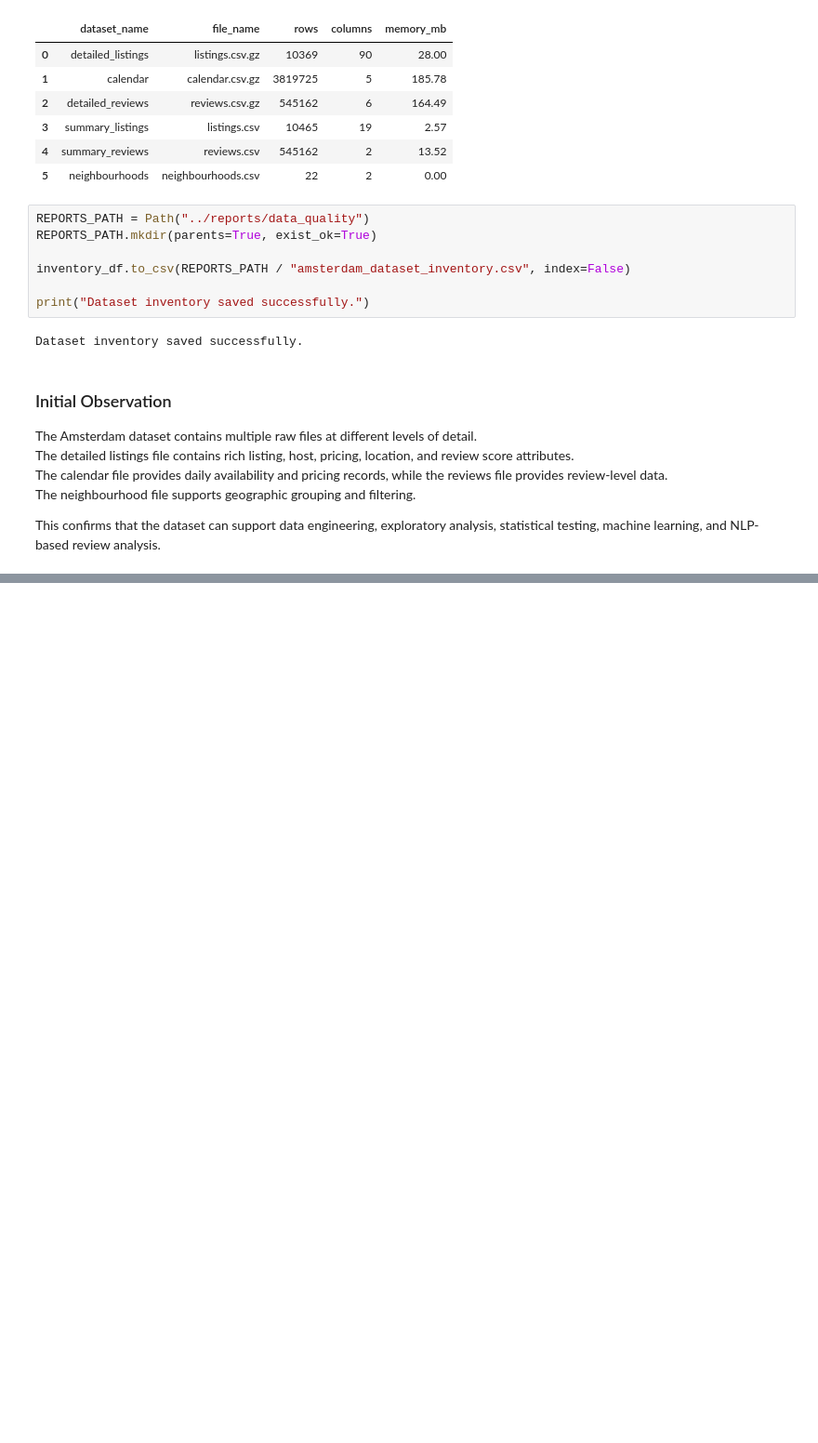
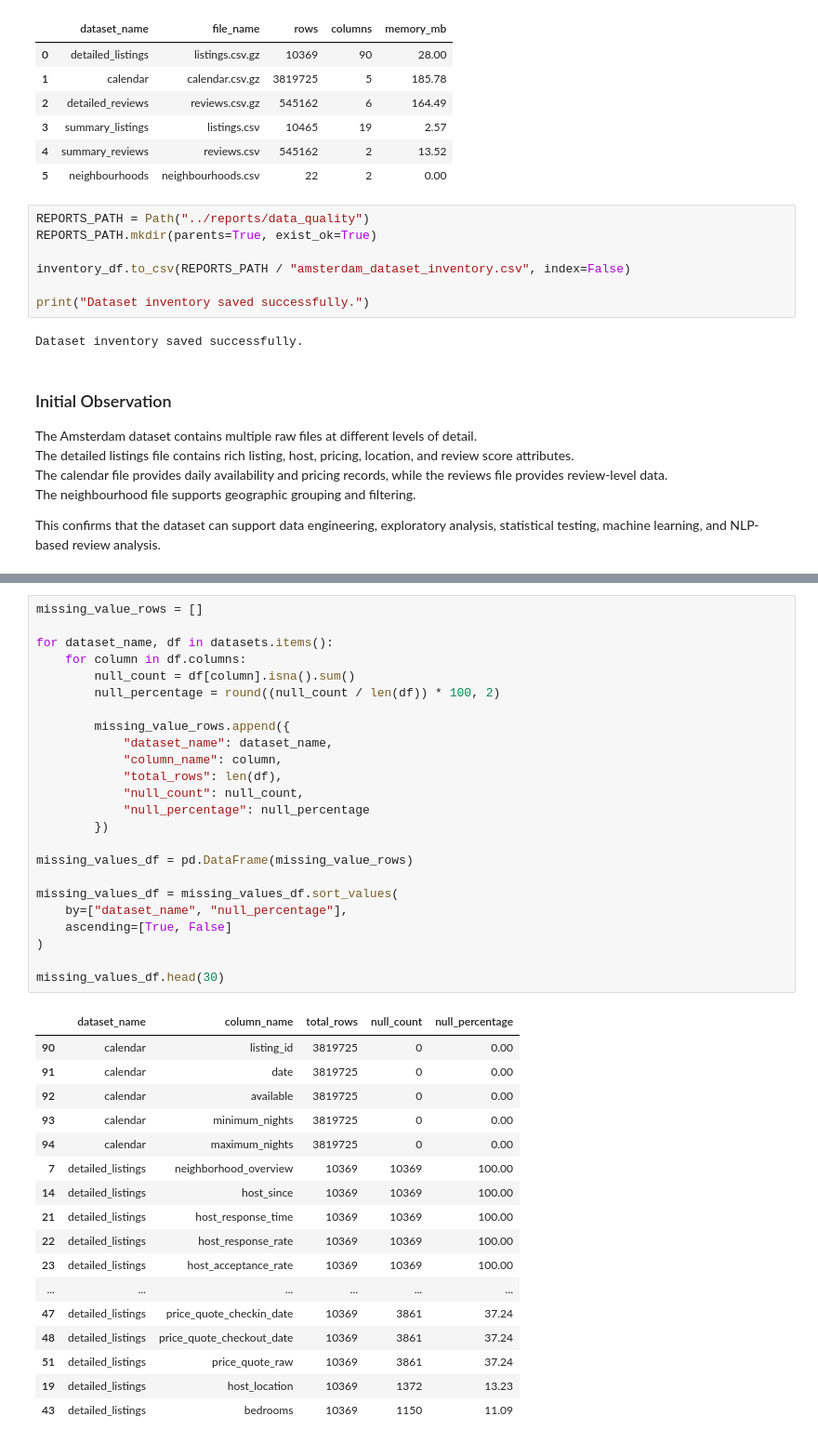
Before and after one commit to Tnadeeja/Inside-Airbnb-Market-Intelligence-Platform-Data-Engineering-Analytics-AI, a Jupyter notebook: notebooks/01_dataset_familiarization.ipynb, the cells around one changed output, grey strips where cells are left out. Shown at 93% size. Cells and saved outputs as stored; diff of their text form; blank space fills up the shorter version.

```diff
--- a/notebooks/01_dataset_familiarization.ipynb
+++ b/notebooks/01_dataset_familiarization.ipynb
@@ -158,0 +235,42 @@ This confirms that the dataset can support data engineering, exploratory analysi
+# %%
+missing_value_rows = []
+
+for dataset_name, df in datasets.items():
+    for column in df.columns:
+        null_count = df[column].isna().sum()
+        null_percentage = round((null_count / len(df)) * 100, 2)
+
+        missing_value_rows.append({
+            "dataset_name": dataset_name,
+            "column_name": column,
+            "total_rows": len(df),
+            "null_count": null_count,
+            "null_percentage": null_percentage
+        })
+
+missing_values_df = pd.DataFrame(missing_value_rows)
+
+missing_values_df = missing_values_df.sort_values(
+    by=["dataset_name", "null_percentage"],
+    ascending=[True, False]
+)
+
+missing_values_df.head(30)
+# %% [output]
+|  | dataset_name | column_name | total_rows | null_count | null_percentage |
+| 90 | calendar | listing_id | 3819725 | 0 | 0.00 |
+| 91 | calendar | date | 3819725 | 0 | 0.00 |
+| 92 | calendar | available | 3819725 | 0 | 0.00 |
+| 93 | calendar | minimum_nights | 3819725 | 0 | 0.00 |
+| 94 | calendar | maximum_nights | 3819725 | 0 | 0.00 |
+| 7 | detailed_listings | neighborhood_overview | 10369 | 10369 | 100.00 |
+| 14 | detailed_listings | host_since | 10369 | 10369 | 100.00 |
+| 21 | detailed_listings | host_response_time | 10369 | 10369 | 100.00 |
+| 22 | detailed_listings | host_response_rate | 10369 | 10369 | 100.00 |
+| 23 | detailed_listings | host_acceptance_rate | 10369 | 10369 | 100.00 |
+| ... | ... | ... | ... | ... | ... |
+| 47 | detailed_listings | price_quote_checkin_date | 10369 | 3861 | 37.24 |
+| 48 | detailed_listings | price_quote_checkout_date | 10369 | 3861 | 37.24 |
+| 51 | detailed_listings | price_quote_raw | 10369 | 3861 | 37.24 |
+| 19 | detailed_listings | host_location | 10369 | 1372 | 13.23 |
+| 43 | detailed_listings | bedrooms | 10369 | 1150 | 11.09 |
```
Also changed, not shown: parts of 17 cells of this notebook, 4 other files.
